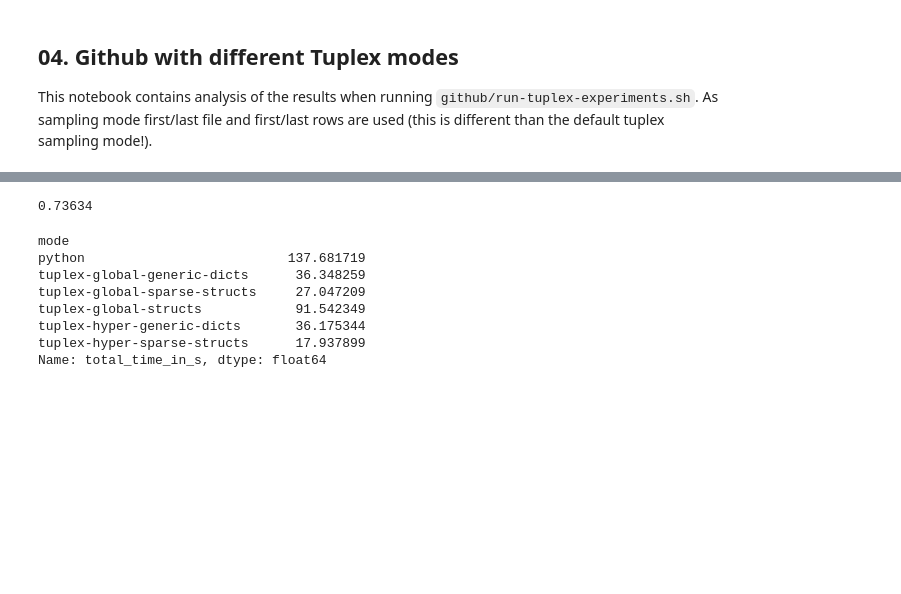
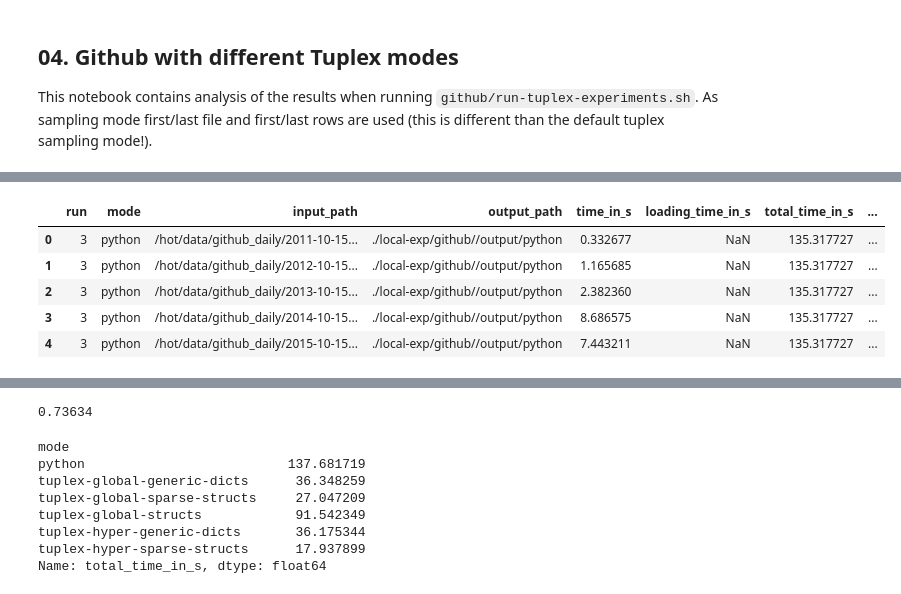
Before and after one commit to LeonhardFS/tuplex-public, a Jupyter notebook: benchmarks/nextconf/hyperspecialization/notebooks/04_Github_sparse_with_auto_detect.ipynb, the cells around one changed output, grey strips where cells are left out. Saved outputs shown, nothing was run; the diff lists cells and outputs as text; code cells hidden in the pictures; blank space fills up the shorter version.

```diff
--- a/benchmarks/nextconf/hyperspecialization/notebooks/04_Github_sparse_with_auto_detect.ipynb
+++ b/benchmarks/nextconf/hyperspecialization/notebooks/04_Github_sparse_with_auto_detect.ipynb
@@ -14,6 +14,6 @@ import seaborn as sns
 import numpy as np
 sns.set_style('darkgrid')
 # %%
-# preprocess results from path
-
-experimental_result_root_path = '../github/local-exp/github/results'
+# load results from path for plotting
+results_path = '../github/local-exp/github/combined.ndjson'
+df = pd.read_json(results_path, lines=True)
@@ -207,25 +19,0 @@ tuplex_modes
-# %%
-# step 1: load python files
-df = pd.DataFrame()
-
-logging.info('Loading python baseline.')
-for path in glob.glob(os.path.join(experimental_result_root_path, 'python', 'log-run-*.ndjson')):
-    path_df = load_python(path)
-    df = pd.concat((df, path_df))
-
-# step 2:
-logging.info('Loading Tuplex runs.')
-tuplex_modes = [os.path.basename(d) for d in glob.glob(os.path.join(experimental_result_root_path, 'tuplex-*')) if os.path.isdir(d)]
-logging.info(f'Found {len(tuplex_modes)} modes ({tuplex_modes}) to load.')
-
-for mode in tuplex_modes:
-    logging.info(f'Loading tuplex mode {mode}')
-    for path in glob.glob(os.path.join(experimental_result_root_path, mode, 'log-run-*.ndjson')):
-        path_df = load_tuplex(path, mode)
-        df = pd.concat((df, path_df))
-
-# Step 3: cleanup
-df['benchmark'] = 'github'
-
-# step 3: write output file, make sure to properly encode dict fields.
-df
@@ -249 +20,10 @@ df.to_json(output_path, orient='records', lines=True, index=False)
+# %%
+df.head()
+# %% [output]
+|  | run | mode | input_path | output_path | time_in_s | loading_time_in_s | total_time_in_s | ... |
+| 0 | 3 | python | /hot/data/github_daily/2011-10-15... | ./local-exp/github//output/python | 0.332677 | NaN | 135.317727 | ... |
+| 1 | 3 | python | /hot/data/github_daily/2012-10-15... | ./local-exp/github//output/python | 1.165685 | NaN | 135.317727 | ... |
+| 2 | 3 | python | /hot/data/github_daily/2013-10-15... | ./local-exp/github//output/python | 2.382360 | NaN | 135.317727 | ... |
+| 3 | 3 | python | /hot/data/github_daily/2014-10-15... | ./local-exp/github//output/python | 8.686575 | NaN | 135.317727 | ... |
+| 4 | 3 | python | /hot/data/github_daily/2015-10-15... | ./local-exp/github//output/python | 7.443211 | NaN | 135.317727 | ... |
 # %%
```
Also changed, not shown: parts of 21 cells of this notebook, 1 other file.
